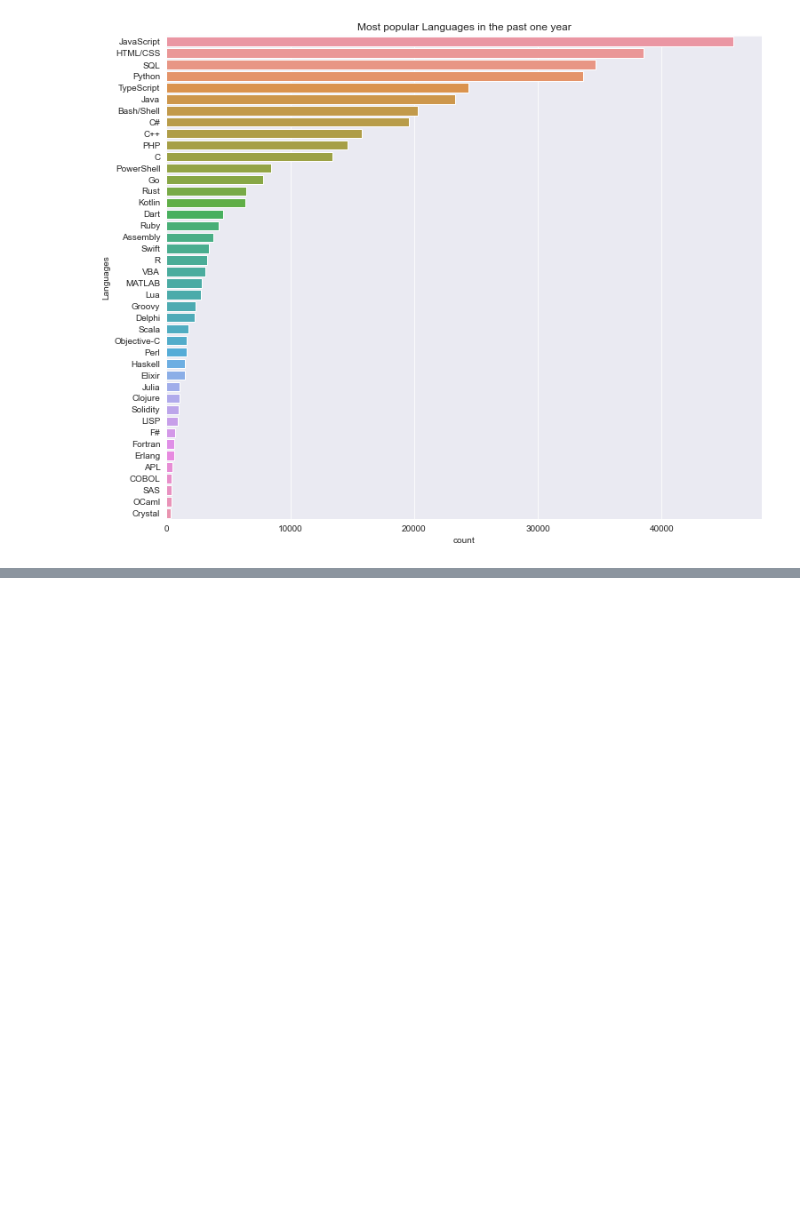
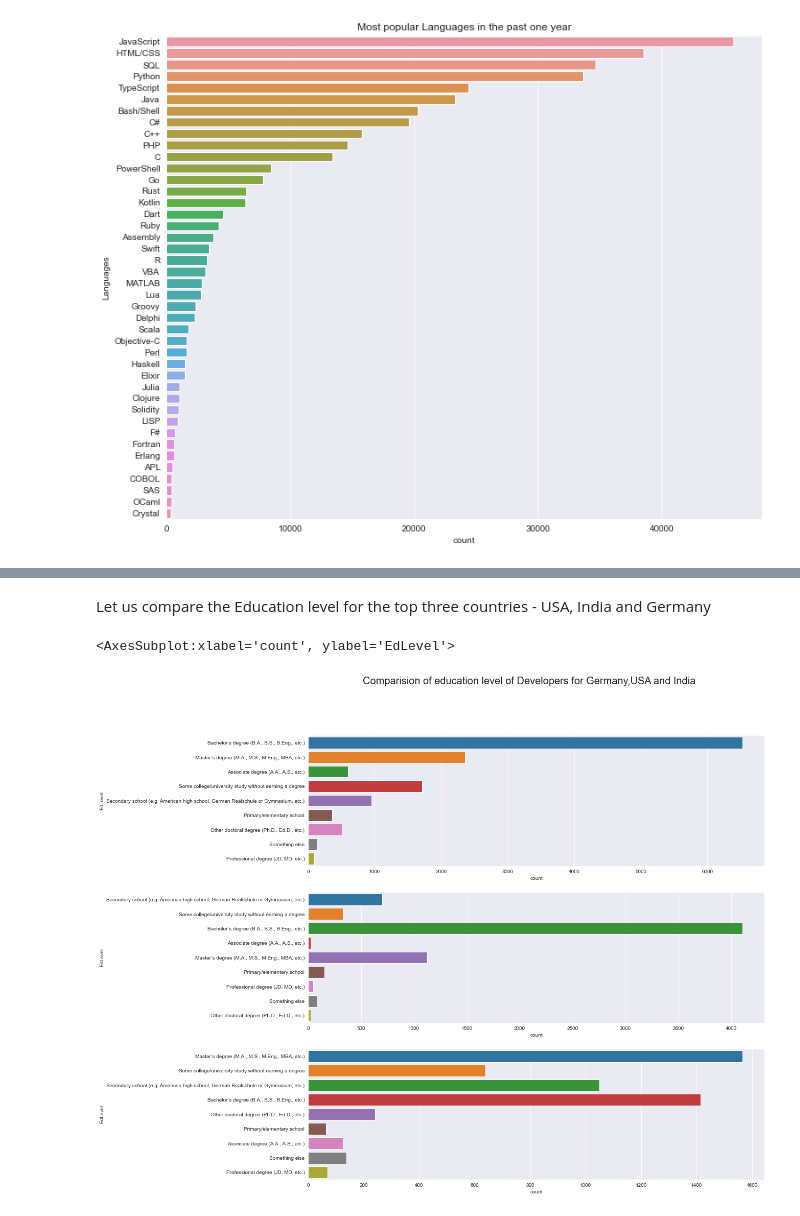
Before and after one commit to piyushrj100/Data_analysis, a Jupyter notebook: StackOverflow2022_EDA/Survey_2022.ipynb, the cells around one changed output, grey strips where cells are left out. Drawn from its saved outputs; the diff is of its cells as text; code cells hidden in the pictures; blank space fills up the shorter version.

```diff
--- a/StackOverflow2022_EDA/Survey_2022.ipynb
+++ b/StackOverflow2022_EDA/Survey_2022.ipynb
@@ -436,0 +499,16 @@ Text(0, 0.5, 'Languages')
+# %% [markdown]
+Let us compare the Education level for the top three countries - USA, India and Germany
+# %%
+fig, axes = plt.subplots(3,1, figsize=(16,16))
+fig.suptitle("Comparision of education level of Developers for Germany,USA and India",size=20, weight=300)
+
+
+USA_survey = survey_select_df[survey_df.Country == 'United States of America']
+sns.countplot(y=USA_survey.EdLevel,ax=axes[0])
+India_survey = survey_select_df[survey_df.Country == 'India']
+sns.countplot(y=India_survey.EdLevel,ax=axes[1])
+Germany_survey = survey_select_df[survey_df.Country == 'Germany']
+sns.countplot(y=Germany_survey.EdLevel,ax=axes[2])
+# %% [output]
+<AxesSubplot:xlabel='count', ylabel='EdLevel'>
+[figure, added]
```
Also changed, not shown: parts of 13 cells of this notebook.
